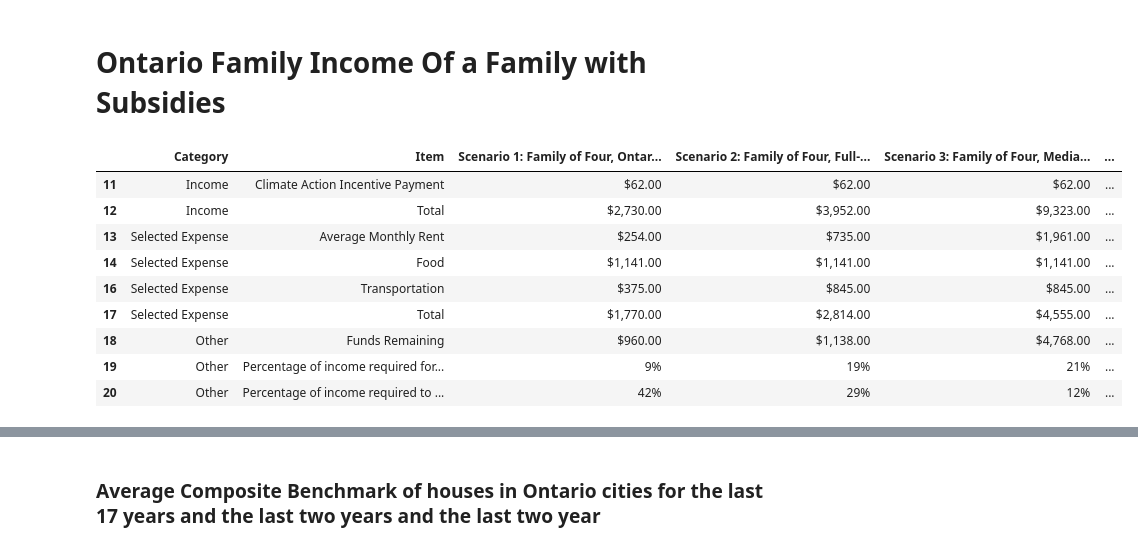
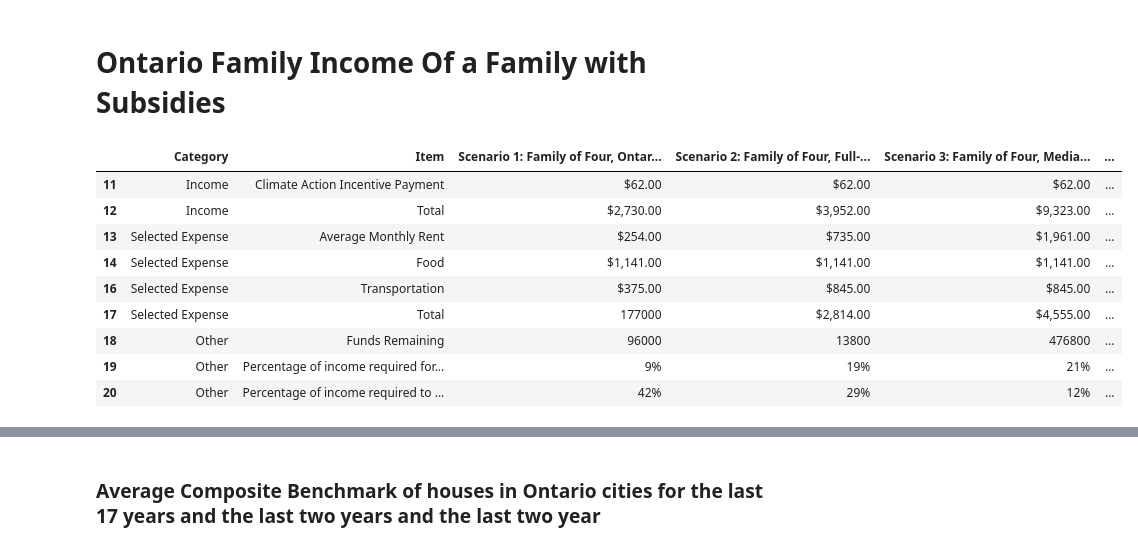
Before and after one commit to ycolagelo/Ontario-Housing-Project, a Jupyter notebook: MLS_analysi.ipynb, the cells around one changed output, grey strips where cells are left out. Saved outputs shown, nothing was run; the diff lists cells and outputs as text; code cells hidden in the pictures.

```diff
--- a/MLS_analysi.ipynb
+++ b/MLS_analysi.ipynb
@@ -46,17 +62,17 @@ remaining_funds
 # %% [markdown]
 # Ontario Family Income Of a Family with Subsidies
 # %%
-df_1 = pd.read_csv(r'C:\Users\ycola\OneDrive\Documents\GroupProject1\2022 Income Scenario - With Subsidies.csv')
+df_1 = pd.read_csv(r"C:\Users\ycola\OneDrive\Documents\GroupProject1\2022 Income Scenario - With Subsidies (2).csv")
 df_1.dropna()
 # %% [output]
 |  | Category | Item | Scenario 1: Family of Four, Ontar... | Scenario 2: Family of Four, Full-... | Scenario 3: Family of Four, Media... | ... |
 | 11 | Income | Climate Action Incentive Payment | $62.00 | $62.00 | $62.00 | ... |
 | 12 | Income | Total | $2,730.00 | $3,952.00 | $9,323.00 | ... |
 | 13 | Selected Expense | Average Monthly Rent | $254.00 | $735.00 | $1,961.00 | ... |
 | 14 | Selected Expense | Food | $1,141.00 | $1,141.00 | $1,141.00 | ... |
 | 16 | Selected Expense | Transportation | $375.00 | $845.00 | $845.00 | ... |
-| 17 | Selected Expense | Total | $1,770.00 | $2,814.00 | $4,555.00 | ... |
-| 18 | Other | Funds Remaining | $960.00 | $1,138.00 | $4,768.00 | ... |
+| 17 | Selected Expense | Total | 177000 | $2,814.00 | $4,555.00 | ... |
+| 18 | Other | Funds Remaining | 96000 | 13800 | 476800 | ... |
 | 19 | Other | Percentage of income required for... | 9% | 19% | 21% | ... |
 | 20 | Other | Percentage of income required to ... | 42% | 29% | 12% | ... |
 # %%
```
Also changed, not shown: parts of 9 cells of this notebook.
